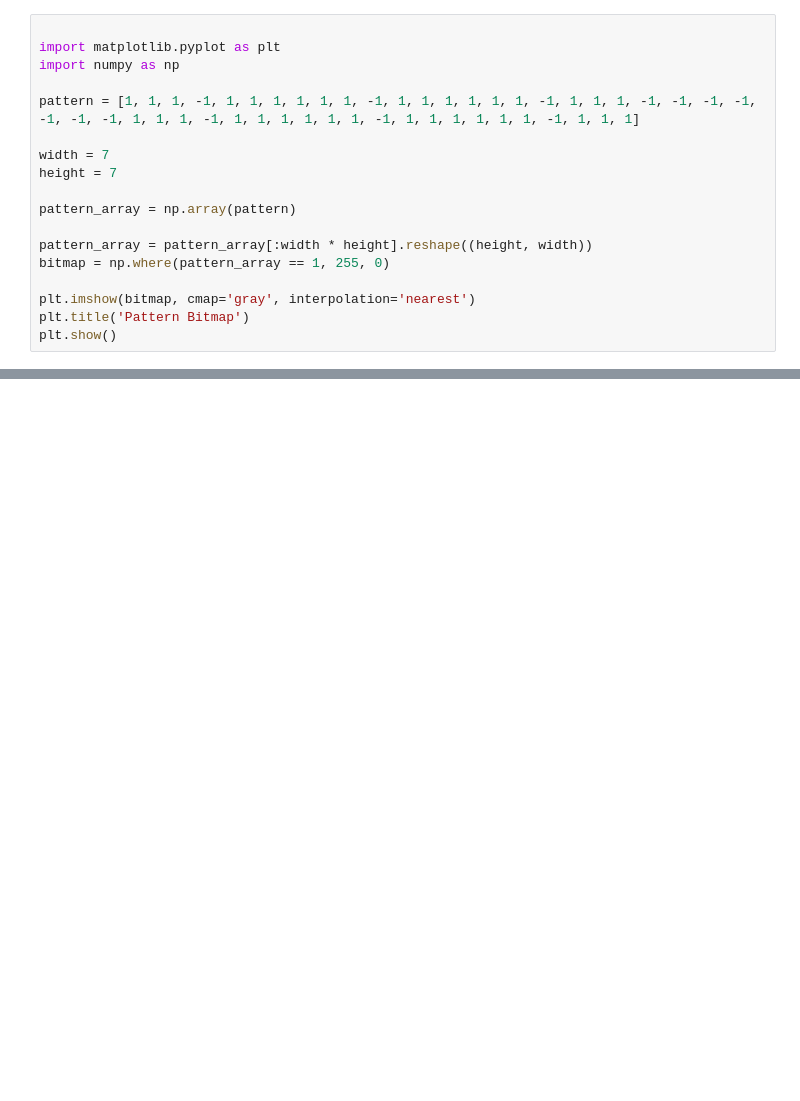
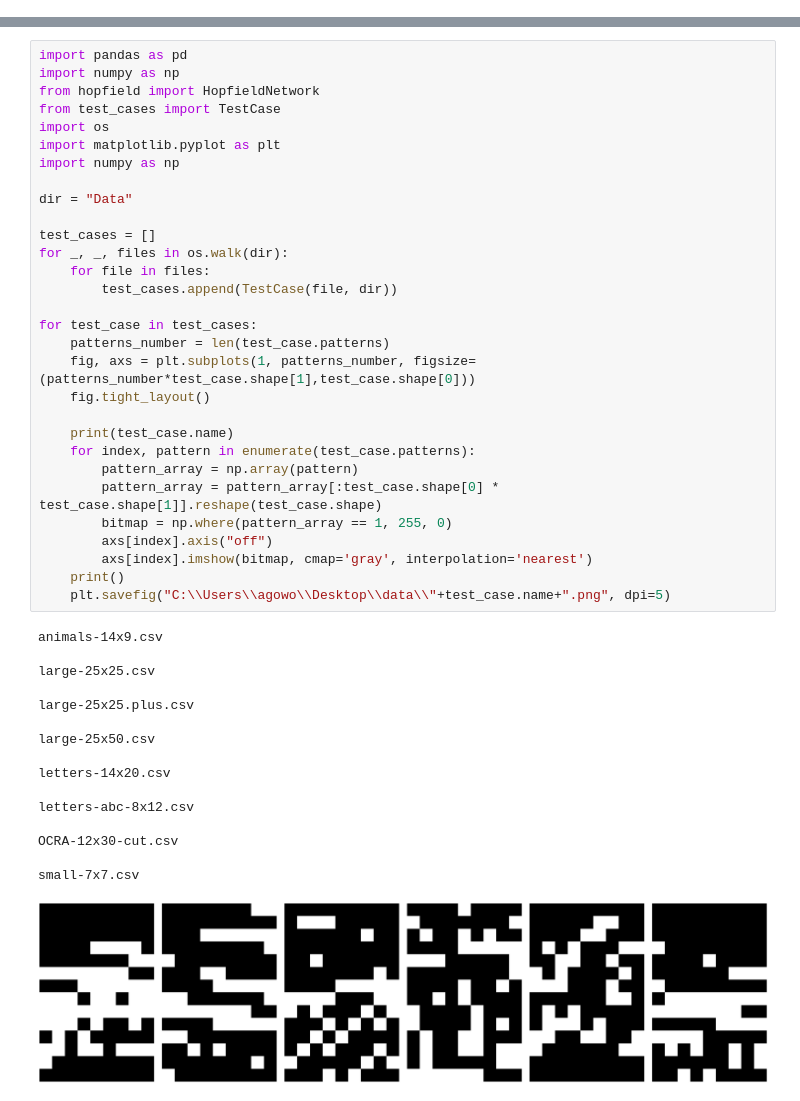
Before and after one commit to MateuszFabisiewicz/Hopfield, a Jupyter notebook: main.ipynb, the cells around one changed output, grey strips where cells are left out. Saved outputs shown, nothing was run; the diff lists cells and outputs as text; blank space fills up the shorter version.

```diff
--- a/main.ipynb
+++ b/main.ipynb
@@ -83,18 +0,0 @@ Oja asynchronous correct patterns: 5 (100.0%)
-# %%
-
-import matplotlib.pyplot as plt
-import numpy as np
-
-pattern = [1, 1, 1, -1, 1, 1, 1, 1, 1, 1, -1, 1, 1, 1, 1, 1, 1, -1, 1, 1, 1, -1, -1, -1, -1, -1, -1, -1, 1, 1, 1, -1, 1, 1, 1, 1, 1, 1, -1, 1, 1, 1, 1, 1, 1, -1, 1, 1, 1]
-
-width = 7
-height = 7
-
-pattern_array = np.array(pattern)
-
-pattern_array = pattern_array[:width * height].reshape((height, width))
-bitmap = np.where(pattern_array == 1, 255, 0)
-
-plt.imshow(bitmap, cmap='gray', interpolation='nearest')
-plt.title('Pattern Bitmap')
-plt.show()
@@ -102,0 +175,47 @@ plt.show()
+# %%
+import pandas as pd
+import numpy as np
+from hopfield import HopfieldNetwork
+from test_cases import TestCase
+import os
+import matplotlib.pyplot as plt
+import numpy as np
+
+dir = "Data"
+
+test_cases = []
+for _, _, files in os.walk(dir):
+    for file in files:
+        test_cases.append(TestCase(file, dir))
+
+for test_case in test_cases:
+    patterns_number = len(test_case.patterns)
+    fig, axs = plt.subplots(1, patterns_number, figsize=(patterns_number*test_case.shape[1],test_case.shape[0]))
+    fig.tight_layout()
+
+    print(test_case.name)
+    for index, pattern in enumerate(test_case.patterns):
+        pattern_array = np.array(pattern)
+        pattern_array = pattern_array[:test_case.shape[0] * test_case.shape[1]].reshape(test_case.shape)
+        bitmap = np.where(pattern_array == 1, 255, 0)
+        axs[index].axis("off")
+        axs[index].imshow(bitmap, cmap='gray', interpolation='nearest')
+    print()
+    plt.savefig("C:\\Users\\agowo\\Desktop\\data\\"+test_case.name+".png", dpi=5)
+# %% [output]
+animals-14x9.csv
+
+large-25x25.csv
+
+large-25x25.plus.csv
+
+large-25x50.csv
+
+letters-14x20.csv
+
+letters-abc-8x12.csv
+
+OCRA-12x30-cut.csv
+
+small-7x7.csv
+[figure, added]
```
Also changed, not shown: parts of 4 cells of this notebook, 1 other file.
